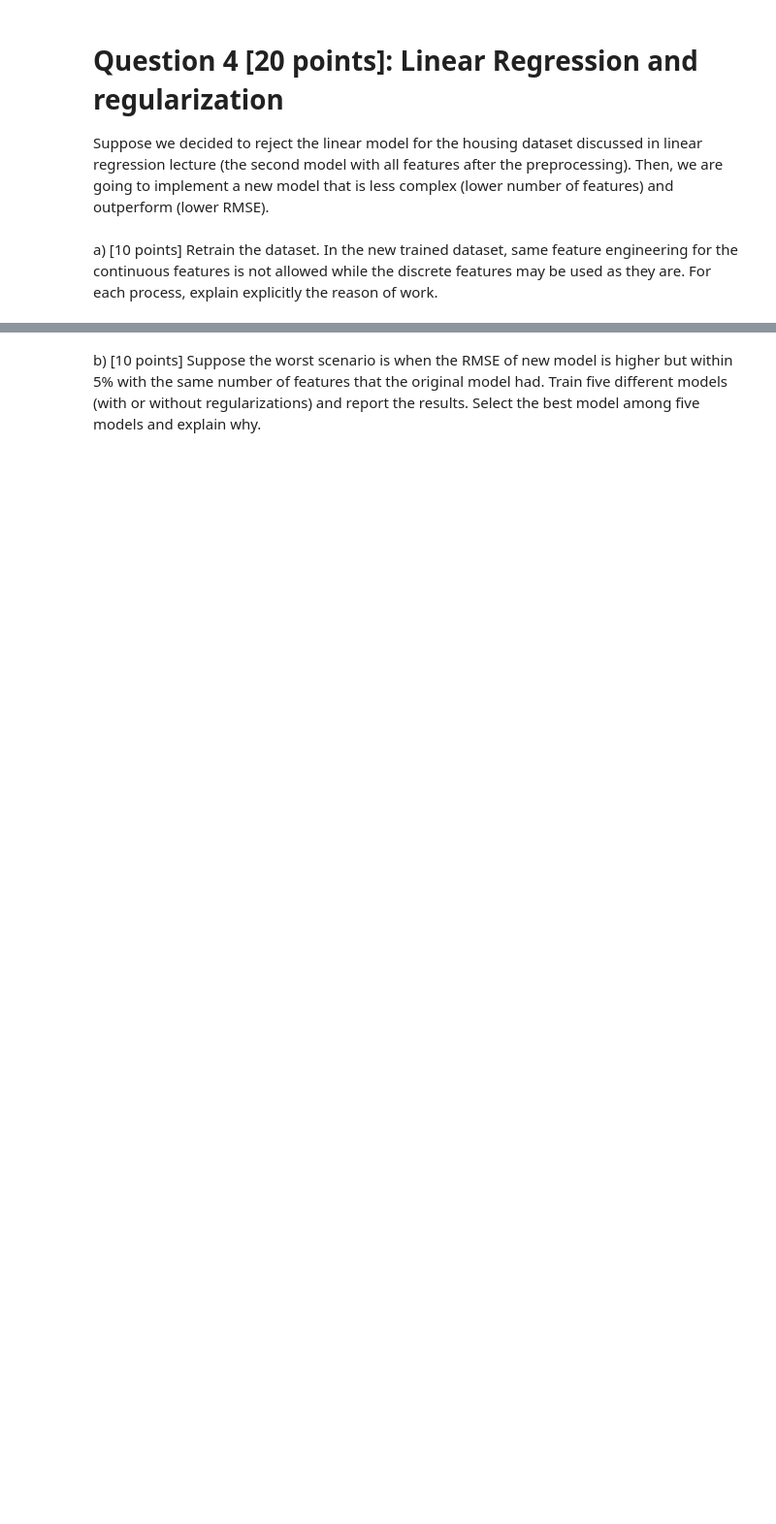
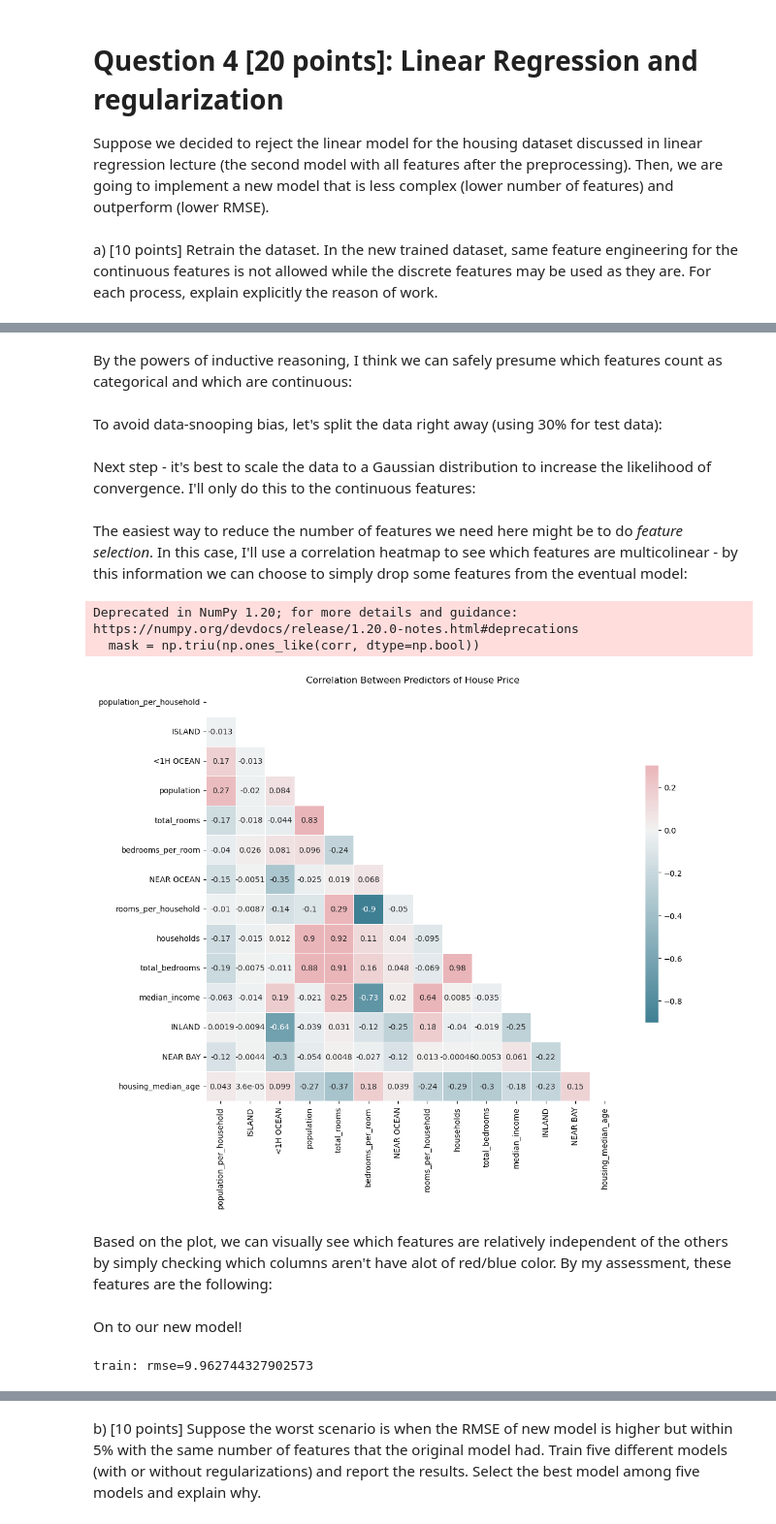
Before and after one commit to UPstartDeveloper/ML-Fundamentals-and-Apps, a Jupyter notebook: SyedRaza_HW2/SyedRaza_HW2.ipynb, the cells around one changed output, grey strips where cells are left out. Shown: that part at 97% size. Drawn from its saved outputs; the diff is of its cells as text; code cells hidden in the pictures; blank space fills up the shorter version.

```diff
--- a/SyedRaza_HW2/SyedRaza_HW2.ipynb
+++ b/SyedRaza_HW2/SyedRaza_HW2.ipynb
@@ -292,3 +293,5 @@ This model had the 2nd highest accuracy 92% behind LDA. There is no custom imple
 Suppose we decided to reject the linear model for the housing dataset discussed in linear regression lecture (the second model with all features after the preprocessing). Then, we are going to implement a new model that is less complex (lower number of features) and outperform (lower RMSE).
 # %% [markdown]
 a)	[10 points] Retrain the dataset. In the new trained dataset, same feature engineering for the continuous features is not allowed while the discrete features may be used as they are. For each process, explain explicitly the reason of work.
+# %%
+df = pd.read_csv("../Lecture4_Linear_Regression/Housing_scaled_01.csv")
@@ -294,0 +307,2 @@ a)	[10 points] Retrain the dataset. In the new trained dataset, same feature eng
+# %% [markdown]
+By the powers of inductive reasoning, I think we can safely presume which features count as categorical and which are continuous:
@@ -294,0 +318,2 @@ a)	[10 points] Retrain the dataset. In the new trained dataset, same feature eng
+# %% [markdown]
+To avoid data-snooping bias, let's split the data right away (using 30% for test data):
@@ -294,0 +322,52 @@ a)	[10 points] Retrain the dataset. In the new trained dataset, same feature eng
+# %%
+X_train, X_test, y_train, y_test = train_test_split(
+    all_feature_data, target, test_size=0.3, random_state=42
+)
+# %% [markdown]
+Next step - it's best to scale the data to a Gaussian distribution to increase the likelihood of convergence. I'll only do this to the continuous features:
+# %%
+housing_scaler = StandardScaler()
+# do the scaling
+X_train_cont_scaled = housing_scaler.fit_transform(X_train[continuous_feat])
+X_test_cont_scaled = housing_scaler.transform(X_test[continuous_feat])
+
+# overwrite the cont. feature cols w/ the scaled values
+X_train_scaled = X_train.copy()
+X_train_scaled[continuous_feat] = X_train_cont_scaled
+
+X_test_scaled = X_test.copy()
+X_test_scaled[continuous_feat] = X_test_cont_scaled
+# %% [markdown]
+The easiest way to reduce the number of features we need here might be to do *feature selection*. In this case, I'll use a correlation heatmap to see which features are multicolinear - by this information we can choose to simply drop some features from the eventual model:
+# %%
+def make_heatmap(data, map_title):
+   """Plots the diagonal correlation matrix of a dataset using Seaborn.
+      Credit to the Seaborn Documentation for inspiring this cell:
+      https://seaborn.pydata.org/examples/many_pairwise_correlations.html
+
+      Parameters:
+      df(pandas.DataFrame): encapsulates the dataset being used to make heatmap.
+      map_title(str): the title for the heatmap
+
+   """
+   # Compute the correlation matrix
+   corr = data.corr()
+   # Generate a mask for the upper triangle
+   mask = np.triu(np.ones_like(corr, dtype=np.bool))
+   # Set up the matplotlib figure
+   f, ax = plt.subplots(figsize=(12, 12))
+   # Generate a custom diverging colormap
+   cmap = sns.diverging_palette(220, 10, as_cmap=True)
+   # Draw the heatmap with the mask and correct aspect ratio
+   sns.heatmap(corr, mask=mask, cmap=cmap, vmax=.3, center=0,
+             square=True, linewidths=.5, cbar_kws={"shrink": .5}, annot=True)
+   plt.title(map_title)
+   plt.show()
+# %%
+make_heatmap(X_train_scaled, 'Correlation Between Predictors of House Price')
+# %% [output]
+Deprecated in NumPy 1.20; for more details and guidance: https://numpy.org/devdocs/release/1.20.0-notes.html#deprecations
+  mask = np.triu(np.ones_like(corr, dtype=np.bool))
+[figure, added]
+# %% [markdown]
+Based on the plot, we can visually see which features are relatively independent of the others by simply checking which columns aren't have alot of red/blue color. By my assessment, these features are the following:
@@ -294,0 +381,2 @@ a)	[10 points] Retrain the dataset. In the new trained dataset, same feature eng
+# %% [markdown]
+On to our new model!
@@ -294,0 +386,10 @@ a)	[10 points] Retrain the dataset. In the new trained dataset, same feature eng
+# %%
+linreg1 = LinearRegression()
+linreg1.fit(X_train_scaled_select, y_train)
+y_pred = linreg1.predict(X_test_scaled_select)
+# technically this is just mse - but I want to be able to do
+# an apples-to-apples comparison to the model we saw during the lecture
+rmse1 = metrics.mean_squared_error(y_test, y_pred)
+print(f'train: rmse={rmse1}')
+# %% [output]
+train: rmse=9.962744327902573
```
Also changed, not shown: parts of 20 cells of this notebook, 2 other files.
